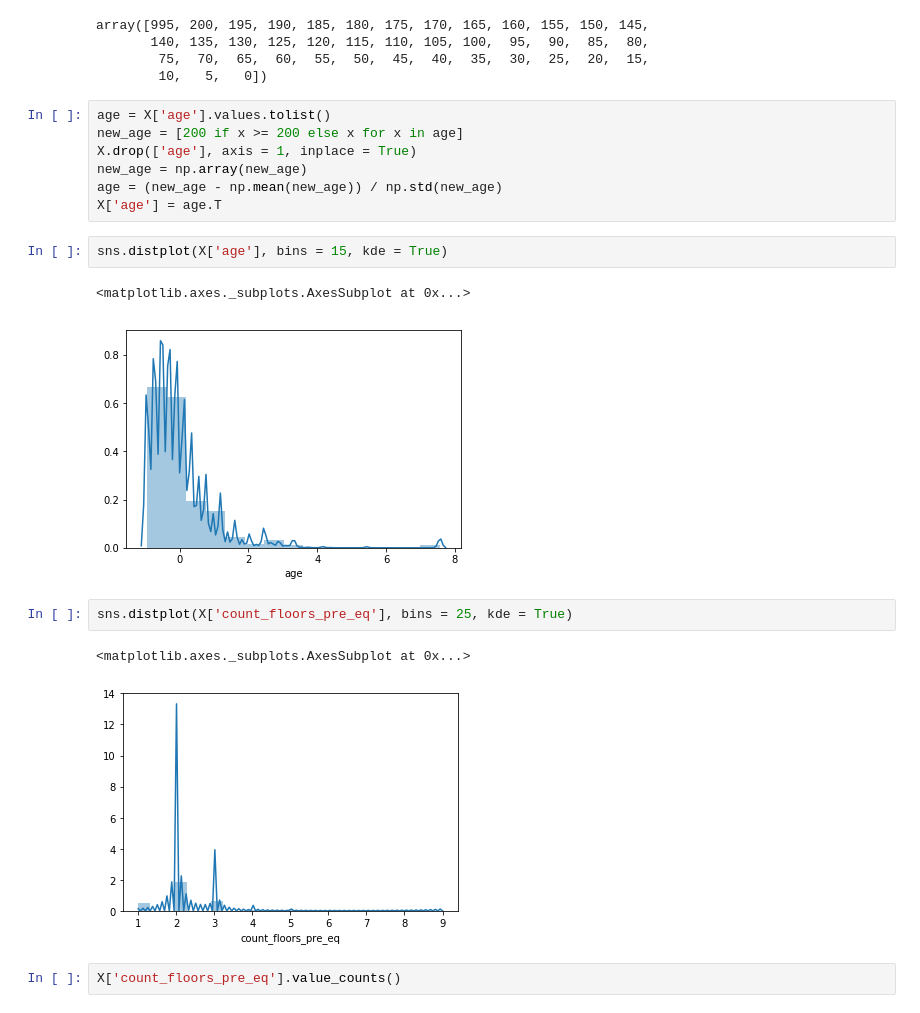
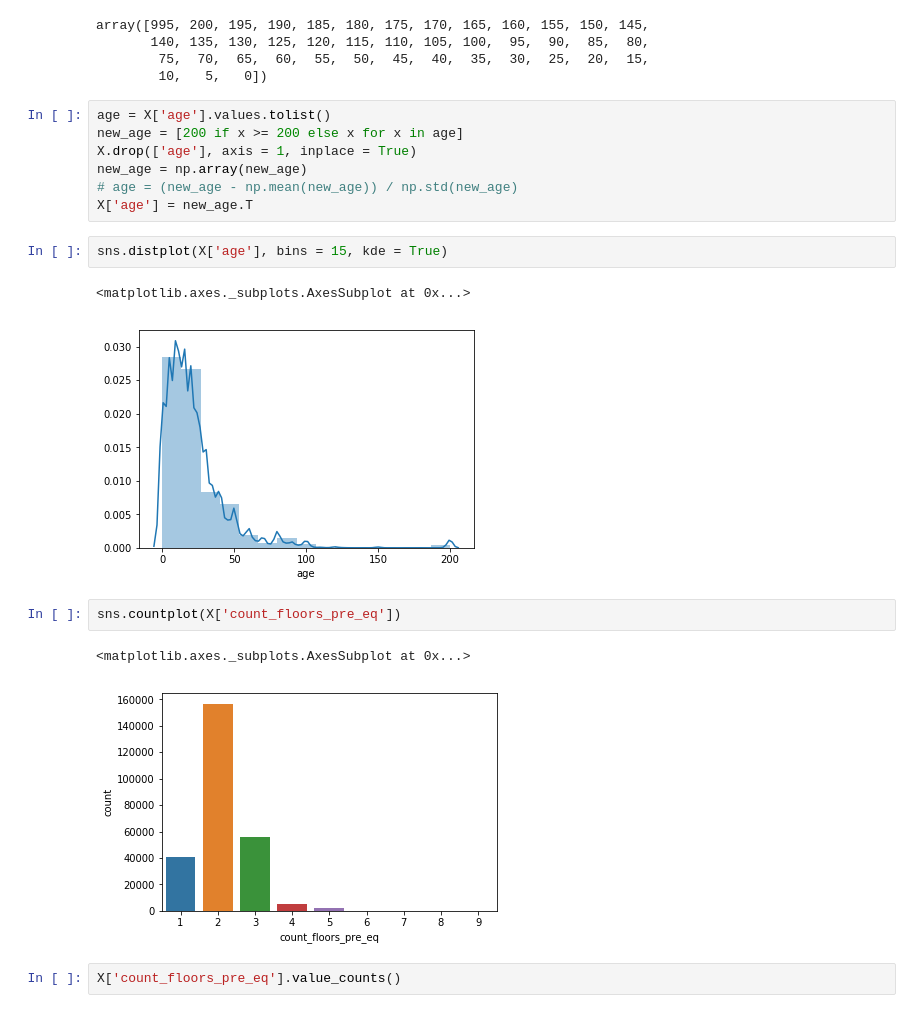
Before and after one commit to SAR2652/Richter-s-Predictor-Modeling-Earthquake-Damage, a Jupyter notebook: new_solution.ipynb, the cells around one changed output. Saved outputs shown, nothing was run; the diff lists cells and outputs as text.

```diff
--- a/new_solution.ipynb
+++ b/new_solution.ipynb
@@ -74,18 +87,18 @@ age = X['age'].values.tolist()
 new_age = [200 if x >= 200 else x for x in age]
 X.drop(['age'], axis = 1, inplace = True)
 new_age = np.array(new_age)
-age = (new_age - np.mean(new_age)) / np.std(new_age)
-X['age'] = age.T
+# age = (new_age - np.mean(new_age)) / np.std(new_age)
+X['age'] = new_age.T
 # %%
 sns.distplot(X['age'], bins = 15, kde = True)
 # %% [output]
 <matplotlib.axes._subplots.AxesSubplot at 0x...>
-[figure, old version]
+[figure, new version]
 # %%
-sns.distplot(X['count_floors_pre_eq'], bins = 25, kde = True)
+sns.countplot(X['count_floors_pre_eq'])
 # %% [output]
 <matplotlib.axes._subplots.AxesSubplot at 0x...>
-[figure, old version]
+[figure, new version]
 # %%
 X['count_floors_pre_eq'].value_counts()
 # %% [output]
```
Also changed, not shown: parts of 48 cells of this notebook, 4 other files.
